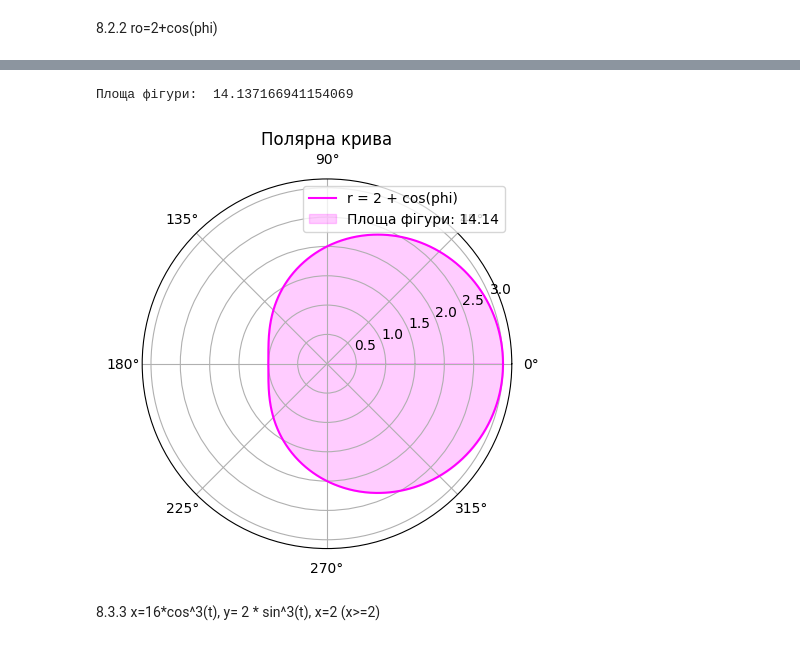
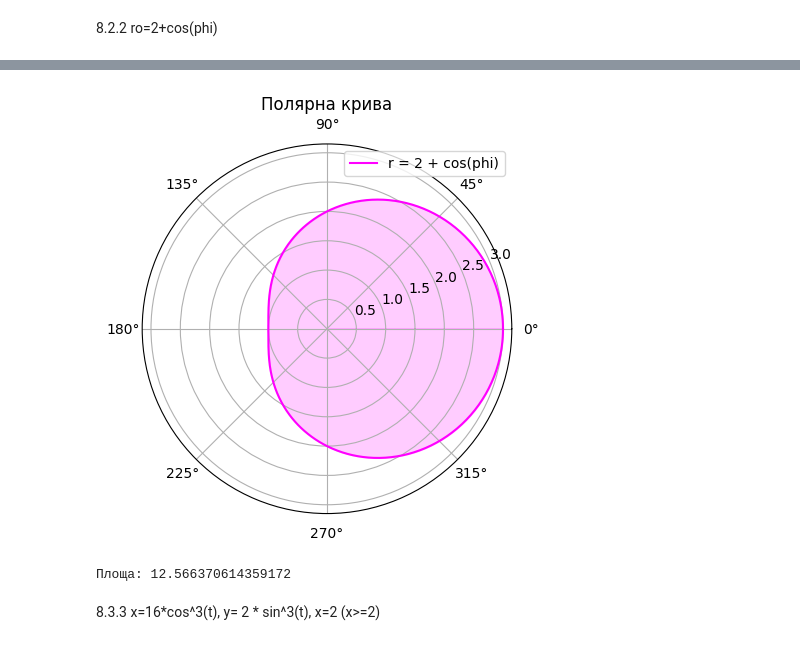
Before and after one commit to luiqor/applied_mathematics, a Jupyter notebook: lab7.ipynb, the cells around one changed output, grey strips where cells are left out. Drawn from its saved outputs; the diff is of its cells as text; code cells hidden in the pictures.

```diff
--- a/lab7.ipynb
+++ b/lab7.ipynb
@@ -225,3 +241,29 @@ plt.show()
+# %%
+import numpy as np
+import matplotlib.pyplot as plt
+from scipy import integrate
+
+def integrand(phi):
+    return (2 + np.cos(phi))
+
+alpha = 0
+beta = 2 * np.pi
+
+# Побудуйте графік
+phi = np.linspace(alpha, beta, 500)
+ro = 2 + np.cos(phi)
+plt.polar(phi, ro, label='r = 2 + cos(phi)', color='magenta')
+plt.fill_between(phi, 0, ro, alpha=0.2, color='magenta')
+plt.title('Полярна крива')
+plt.legend(loc='upper right')
+plt.grid(True)
+plt.show()
+
+result, _ = integrate.quad(integrand, alpha, beta)
+print(f'Площа: {result}')
+# %% [output]
+[figure, added]
+Площа: 12.566370614359172
 # %%
 import numpy as np
 import matplotlib.pyplot as plt
@@ -251,9 +293,6 @@ plt.title('Полярна крива')
 plt.legend(loc='upper right')
 plt.grid(True)
 plt.show()
-# %% [output]
-Площа фігури:  14.137166941154069
-[figure, removed]
 # %% [markdown]
 8.3.3 x=16*cos^3(t), y= 2 * sin^3(t), x=2 (x>=2)
 # %%
```
Also changed, not shown: parts of 7 cells of this notebook.
